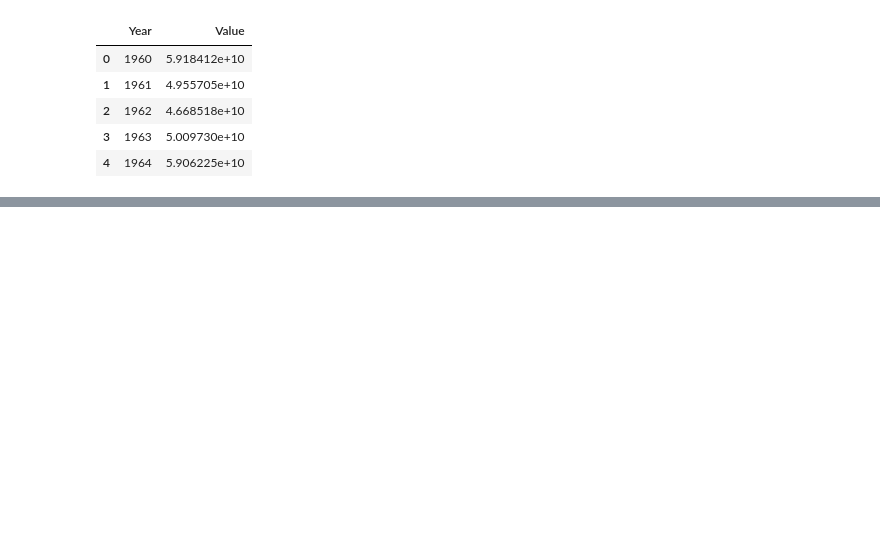
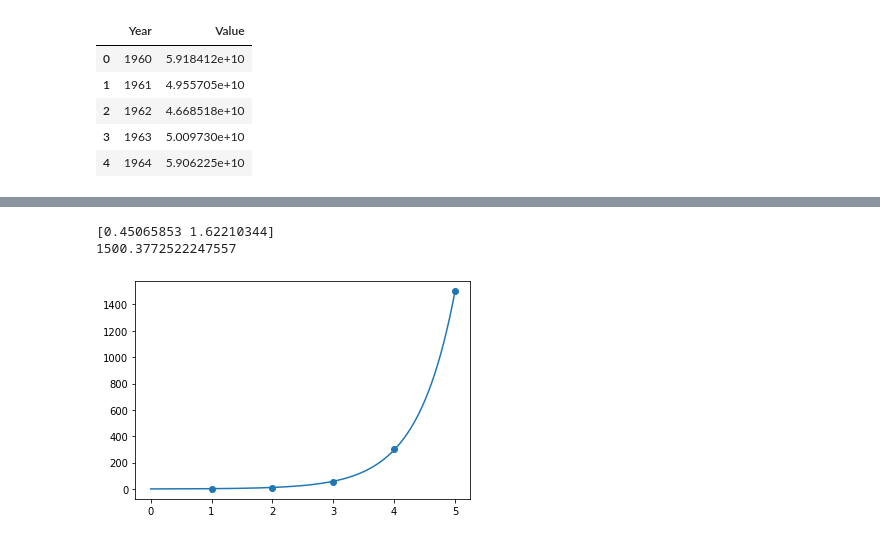
Before and after one commit to aymather/experimental-stats-functions, a Jupyter notebook: Non Linear Regression Sample.ipynb, the cells around one changed output, grey strips where cells are left out. Cells and saved outputs as stored; diff of their text form; code cells hidden in the pictures; blank space fills up the shorter version.

```diff
--- a/Non Linear Regression Sample.ipynb
+++ b/Non Linear Regression Sample.ipynb
@@ -23,0 +89,28 @@ plt.show()
+# %%
+
+"""
+
+def y_pred(x, a, b):
+    return a * np.exp(b * x)
+
+f(x) = 0.45065853 * (1.62210344 * x[i])^2
+f(x) = x[i]^2 * b
+
+"""
+
+xData = [1, 2, 3, 4, 5]
+yData = [1, 9, 50, 300, 1500]
+
+plt.scatter(xData, yData)
+#plt.plot(xData, yData)
+
+coef, cov = curve_fit(y_pred, xData, yData, maxfev=5000)
+
+print(coef)
+xFit = np.arange(0, 5, 0.01)
+plt.plot(xFit, [y_pred(i, *coef) for i in xFit])
+print(y_pred(5, *coef))
+# %% [output]
+[0.45065853 1.62210344]
+1500.3772522247557
+[figure, added]
```
Also changed, not shown: parts of 6 cells of this notebook, 5 other files.
